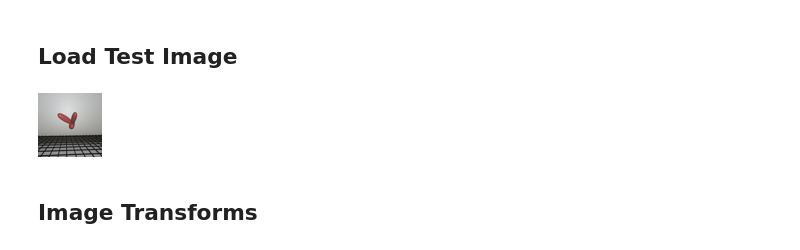
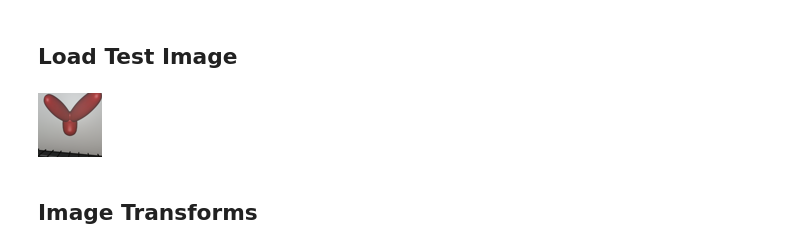
Before and after one commit to buildingamind/ViT-CoT, a Jupyter notebook: notebooks/visualizeAttentionHeads.ipynb, the cells around one changed output. Saved outputs shown, nothing was run; the diff lists cells and outputs as text; code cells hidden in the pictures.

```diff
--- a/notebooks/visualizeAttentionHeads.ipynb
+++ b/notebooks/visualizeAttentionHeads.ipynb
@@ -120,11 +120,11 @@ LitClassifier(
 # %% [markdown]
 ## Load Test Image
 # %%
-image_path = '/home/lpandey/data/paper1/Task8TestDataset_NoAug_11k_RGB/V1O1/output_0.png'
+image_path = '/home/lpandey/data/paper1/Task8TestDataset_NoAug_11k_RGB/V1O1/output_20.png'
 img = Image.open(image_path)
 img
 # %% [output]
-[figure, old version]
+[figure, new version]
 # %% [markdown]
 ## Image Transforms
 # %%
```
Also changed, not shown: parts of 3 cells of this notebook.
